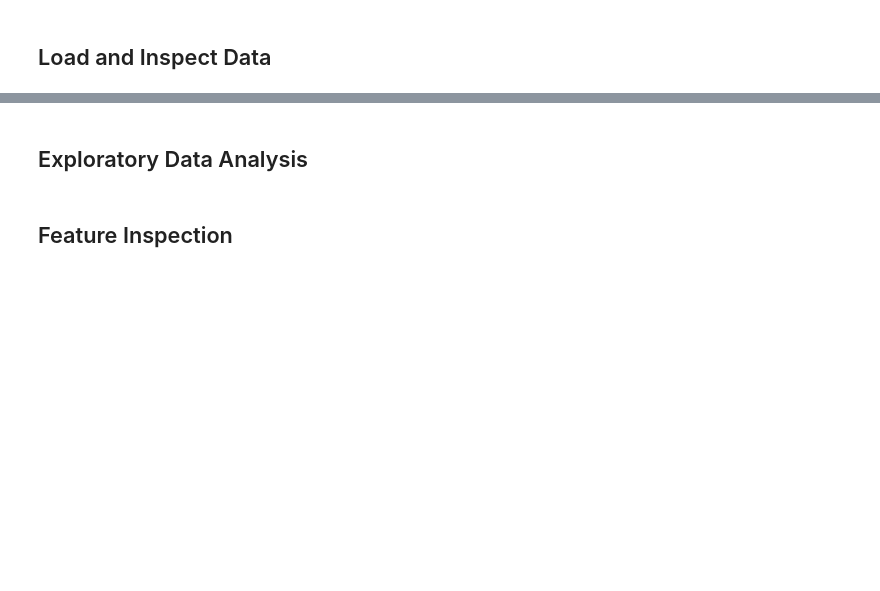
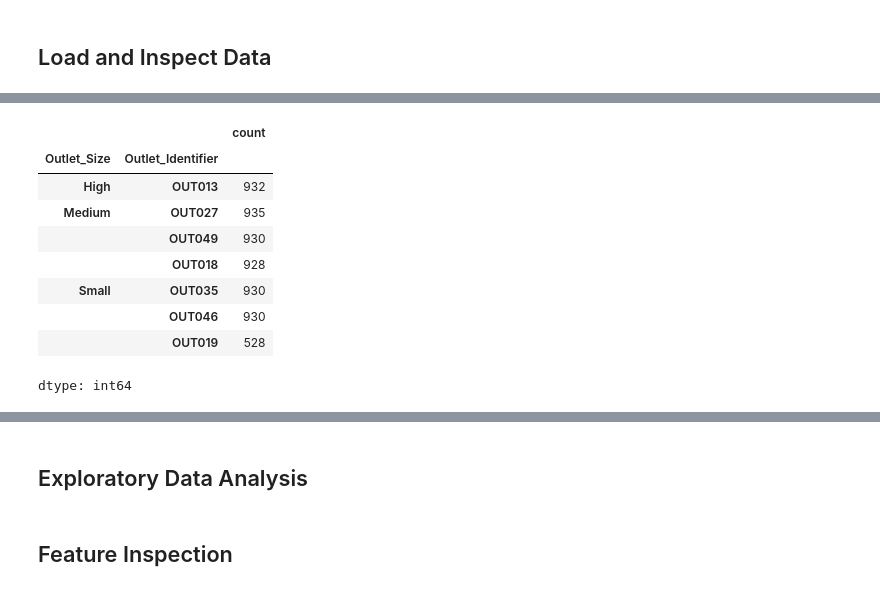
Before and after one commit to Areej73/Prediction-of-Product-Sales, a Jupyter notebook: Prediction_of_product_Sales_.ipynb, the cells around one changed output, grey strips where cells are left out. Cells and saved outputs as stored; diff of their text form; code cells hidden in the pictures; blank space fills up the shorter version.

```diff
--- a/Prediction_of_product_Sales_.ipynb
+++ b/Prediction_of_product_Sales_.ipynb
@@ -12,0 +178,13 @@
+# %%
+df_sales.groupby('Outlet_Size')['Outlet_Identifier'].value_counts()
+# %% [output]
+|  |  | count |
+| Outlet_Size | Outlet_Identifier |  |
+| High | OUT013 | 932 |
+| Medium | OUT027 | 935 |
+|  | OUT049 | 930 |
+|  | OUT018 | 928 |
+| Small | OUT035 | 930 |
+|  | OUT046 | 930 |
+|  | OUT019 | 528 |
+dtype: int64
```
Also changed, not shown: parts of 32 cells of this notebook.
